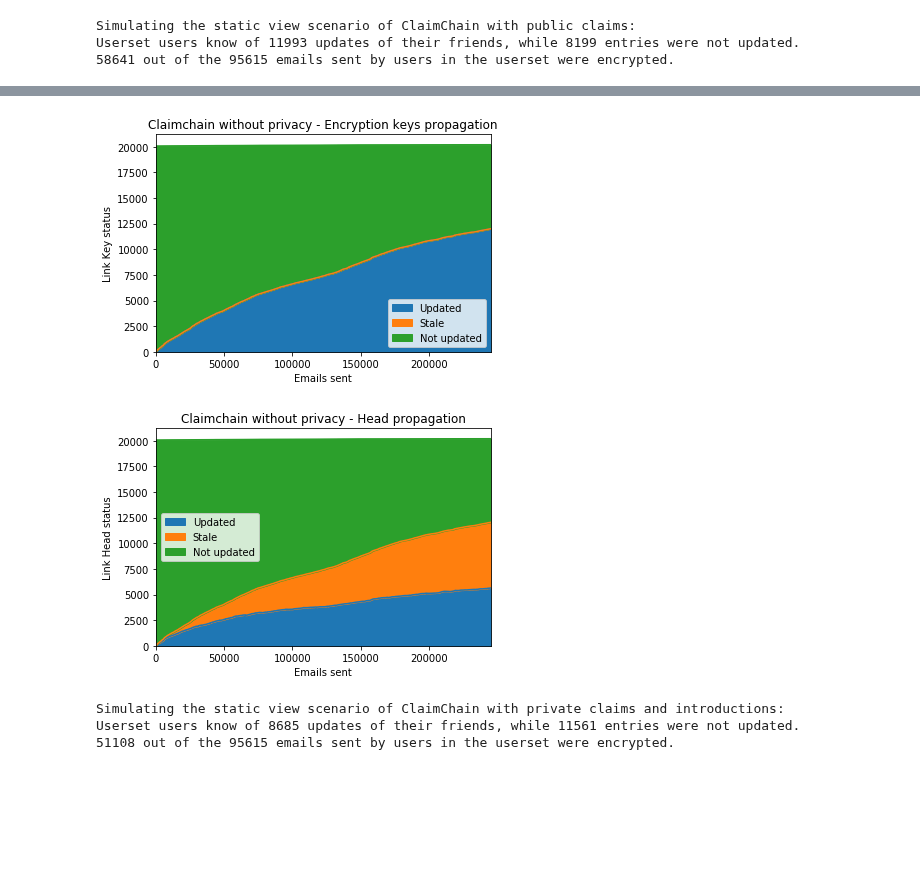
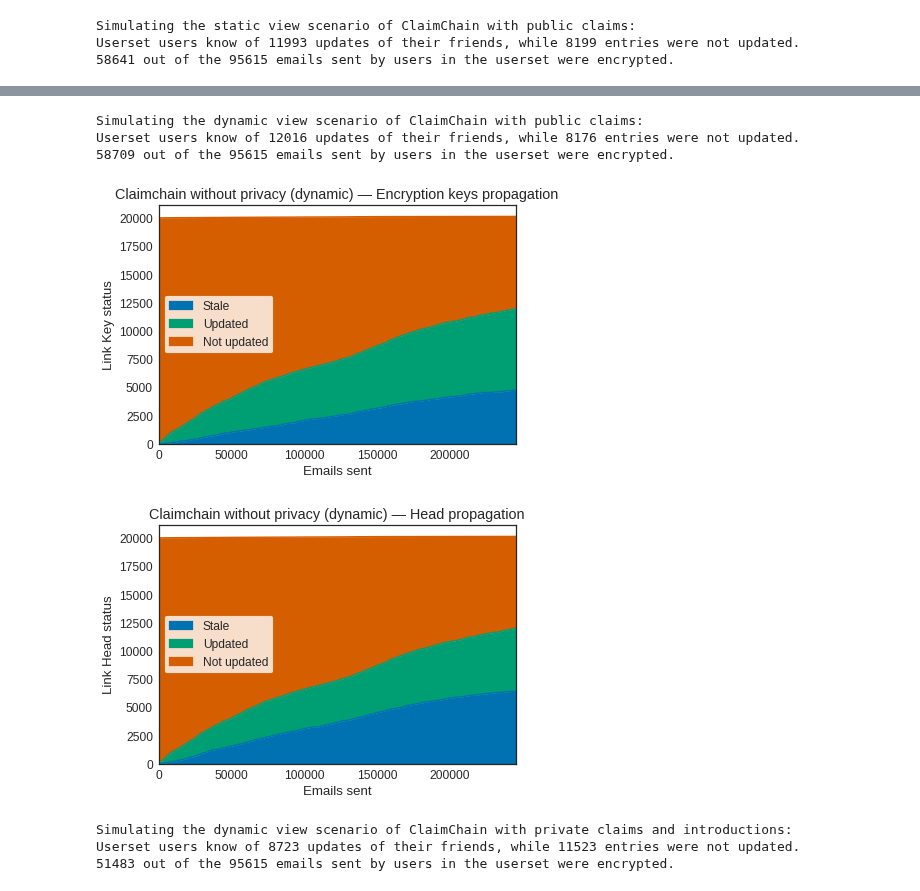
Before and after one commit to claimchain/claimchain-core, a Jupyter notebook: simulations/run_scenarios.ipynb, the cells around one changed output, grey strips where cells are left out. Saved outputs shown, nothing was run; the diff lists cells and outputs as text; code cells hidden in the pictures; blank space fills up the shorter version.

Commit message:
Update scenarios notebook

```diff
--- a/simulations/run_scenarios.ipynb
+++ b/simulations/run_scenarios.ipynb
@@ -13,20 +14,31 @@ import pickle
 # %%
 from scenarios import *
+# %%
+sns.set_context("paper", font_scale=1.5)
+sns.set_style("white")
+sns.set_palette('colorblind', n_colors=4)
 # %%
 parsed_logs_folder = 'Enron/parsing/'
 social_graph = pickle.load(open(parsed_logs_folder + "social.pkl", "rb"))
 log = pickle.load(open(parsed_logs_folder + "replay_log.pkl", "rb"))
 # %%
 def visualize_propagation(scenario_name, kp, hp):
-    kp.plot.area();
-    plt.title("%s - Encryption keys propagation" % scenario_name)
+    kp = kp[['Stale', 'Updated', 'Not updated']]
+    hp = hp[['Stale', 'Updated', 'Not updated']]
+
+    kp.plot.area()
+    plt.legend(frameon=True)
+    plt.title("%s — Encryption keys propagation" % scenario_name)
     plt.xlabel("Emails sent")
     plt.ylabel("Link Key status")
 
-    hp.plot.area();
-    plt.title("%s - Head propagation" % scenario_name)
+    plt.savefig(scenario_name.lower().replace(' ', '_') + '_key_propagation.pdf')
+
+    hp.plot.area()
+    plt.legend(frameon=True)
+    plt.title("%s — Head propagation" % scenario_name)
     plt.xlabel("Emails sent")
     plt.ylabel("Link Head status")
 
-    plt.show()
+    plt.savefig(scenario_name.lower().replace(' ', '_') + '_head_propagation.pdf')
 # %%
@@ -49,12 +92,21 @@ Userset users know of 11993 updates of their friends, while 8199 entries were no
+# %%
+dyn_cc_no_privacy_key_propagation, dyn_cc_no_privacy_head_propagation = \
+        simulate_dynamic_claimchain_no_privacy(social_graph, log)
+# %% [output]
+Simulating the dynamic view scenario of ClaimChain with public claims:
+Userset users know of 12016 updates of their friends, while 8176 entries were not updated.
+58709 out of the 95615 emails sent by users in the userset were encrypted.
 # %%
-visualize_propagation('Claimchain without privacy', kp, hp)
+visualize_propagation('Claimchain without privacy (dynamic)',
+                      dyn_cc_no_privacy_key_propagation, dyn_cc_no_privacy_head_propagation)
 # %% [output]
-[figure, old version]
+[figure, new version]
-[figure, old version]
+[figure, new version]
-# %%
-kp, hp = simulate_static_claimchain_with_privacy(social_graph, log)
-# %% [output]
-Simulating the static view scenario of ClaimChain with private claims and introductions:
-Userset users know of 8685 updates of their friends, while 11561 entries were not updated.
-51108 out of the 95615 emails sent by users in the userset were encrypted.
+# %%
+dyn_cc_privacy_key_propagation, dyn_cc_privacy_head_propagation = \
+        simulate_dynamic_claimchain_with_privacy(social_graph, log)
+# %% [output]
+Simulating the dynamic view scenario of ClaimChain with private claims and introductions:
+Userset users know of 8723 updates of their friends, while 11523 entries were not updated.
+51483 out of the 95615 emails sent by users in the userset were encrypted.
 # %%
```
Also changed, not shown: parts of 10 cells of this notebook.
